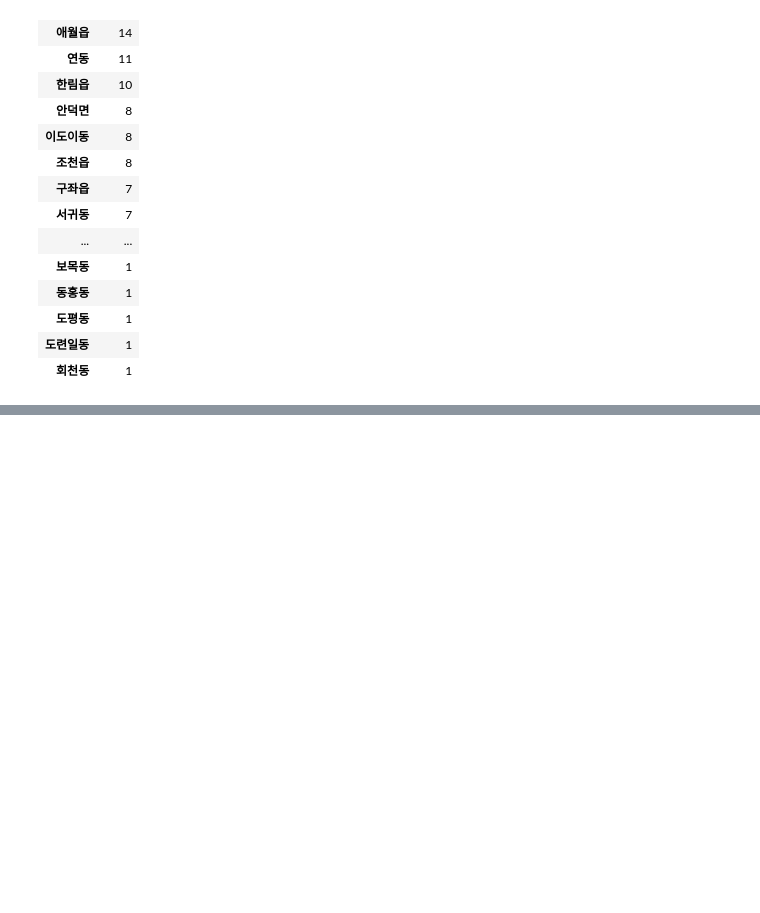
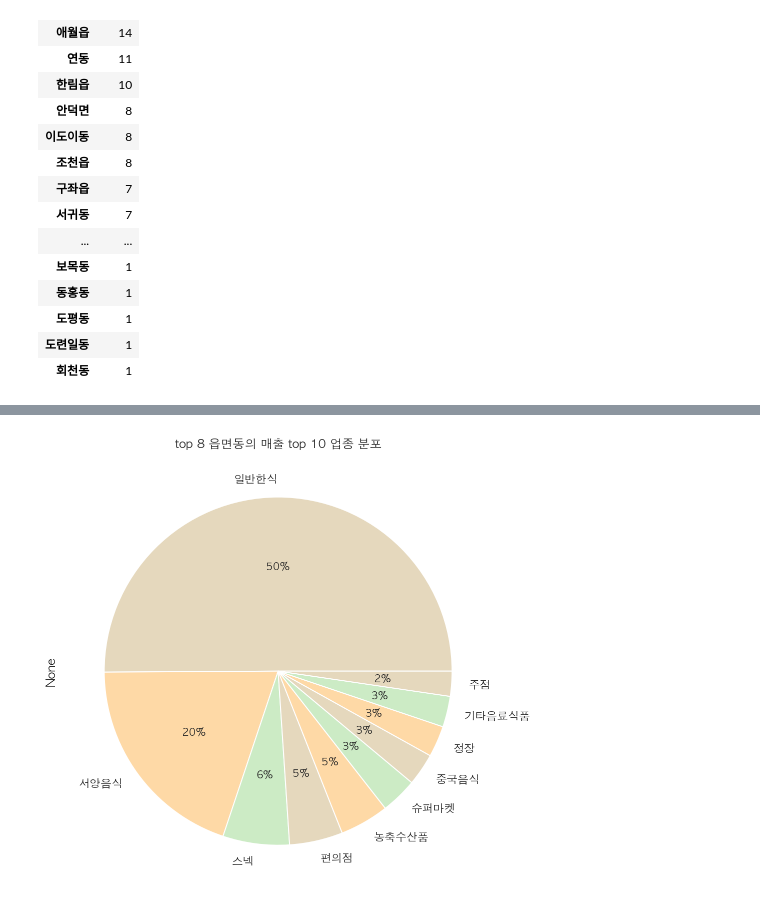
Before and after one commit to HyunjinKIM-Chloe/eda-repo-1, a Jupyter notebook: eda/latlng_final.ipynb, the cells around one changed output, grey strips where cells are left out. Saved outputs shown, nothing was run; the diff lists cells and outputs as text; code cells hidden in the pictures; blank space fills up the shorter version.

```diff
--- a/eda/latlng_final.ipynb
+++ b/eda/latlng_final.ipynb
@@ -357,0 +252,9 @@ with sns.color_palette('husl', 3):
+# %%
+# 업종 분포
+fig, axes = plt.subplots(1,1, figsize=(8,8))
+sns.set_palette('Pastel1_r', 3)
+
+top_type_df.Type.str.split('|', expand=True).stack().value_counts().plot(kind='pie', title='top 8 읍면동의 매출 top 10 업종 분포', autopct='%1.0f%%')
+plt.show()
+# %% [output]
+[figure, added]
```
Also changed, not shown: parts of 24 cells of this notebook.
